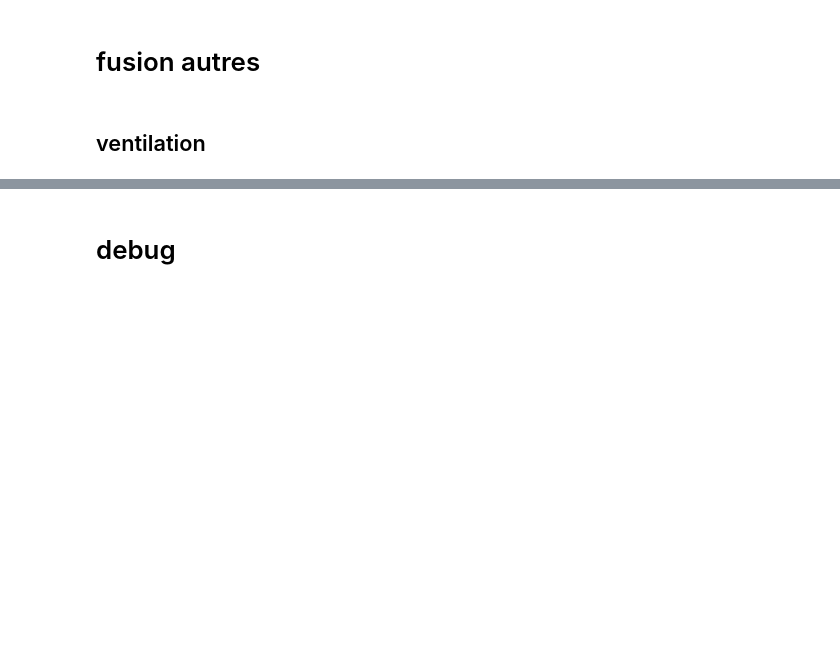
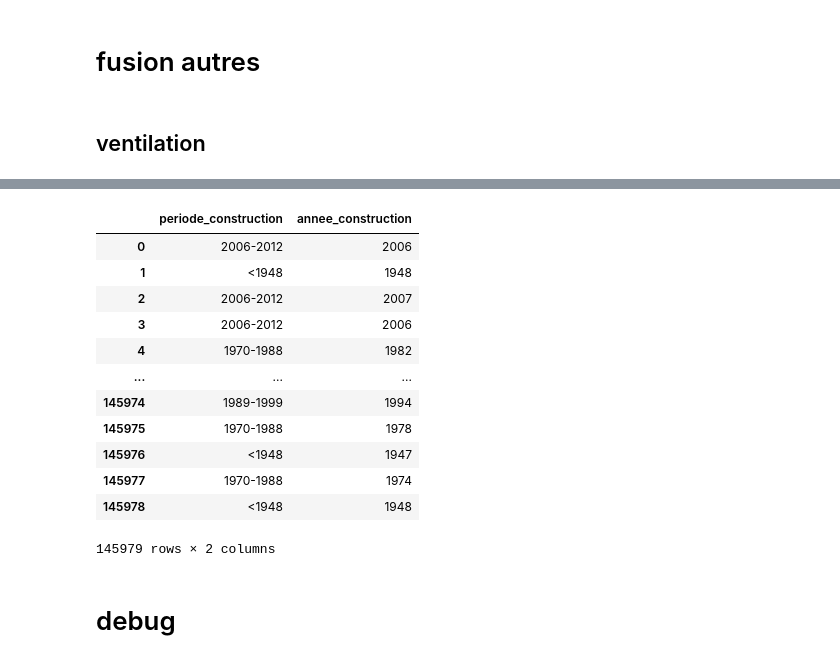
Before and after one commit to etalab/de-dpe-processing, a Jupyter notebook: data_processing_cstb/traitement_donnees_metier/dev pre 1948 elasticsearch-enveloppe.ipynb, the cells around one changed output, grey strips where cells are left out. Drawn from its saved outputs; the diff is of its cells as text; code cells hidden in the pictures; blank space fills up the shorter version.

```diff
--- a/data_processing_cstb/traitement_donnees_metier/dev pre 1948 elasticsearch-enveloppe.ipynb
+++ b/data_processing_cstb/traitement_donnees_metier/dev pre 1948 elasticsearch-enveloppe.ipynb
@@ -53,9 +53,12 @@ if __name__ == '__main__':
             td007_p = pd.read_csv(annexe_dept_dir / 'td007_paroi_opaque_annexe.csv',dtype=str)
             td008_p = pd.read_csv(annexe_dept_dir / 'td008_baie_annexe.csv')
             td001_td008 = pd.read_csv(annexe_dept_dir / 'td001_td008_agg_annexe.csv')
+            td001_td006 = pd.read_csv(annexe_dept_dir / 'td001_td006_agg_annexe.csv', dtype=str)
 
             gen= pd.read_csv(annexe_dept_dir / 'td001_annexe_generale.csv', dtype=str)
-            td001 =td001.rename(columns={'id':'td001_dpe_id'})
+
+
+
             print(dept_dir)
             break
             # ENVELOPPE PROCESSING
@@ -761,0 +875,2 @@ td001_env=td001_env.merge(enr_from_txt,
+# %%
+td001['periode_construction']=periode_construction
@@ -762,3 +890,19 @@ td001_env=td001_env.merge(enr_from_txt,
+# %%
+td001[['periode_construction','annee_construction']]
+# %% [output]
+|  | periode_construction | annee_construction |
+| 0 | 2006-2012 | 2006 |
+| 1 | <1948 | 1948 |
+| 2 | 2006-2012 | 2007 |
+| 3 | 2006-2012 | 2006 |
+| 4 | 1970-1988 | 1982 |
+| ... | ... | ... |
+| 145974 | 1989-1999 | 1994 |
+| 145975 | 1970-1988 | 1978 |
+| 145976 | <1948 | 1947 |
+| 145977 | 1970-1988 | 1974 |
+| 145978 | <1948 | 1948 |
+145979 rows × 2 columns
 # %% [markdown]
 # debug
 # %%
```
Also changed, not shown: parts of 33 cells of this notebook, 13 other files.
